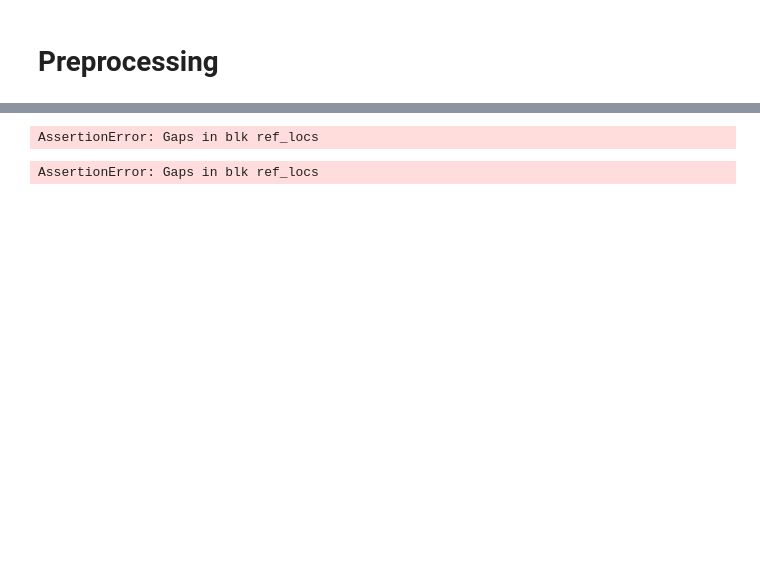
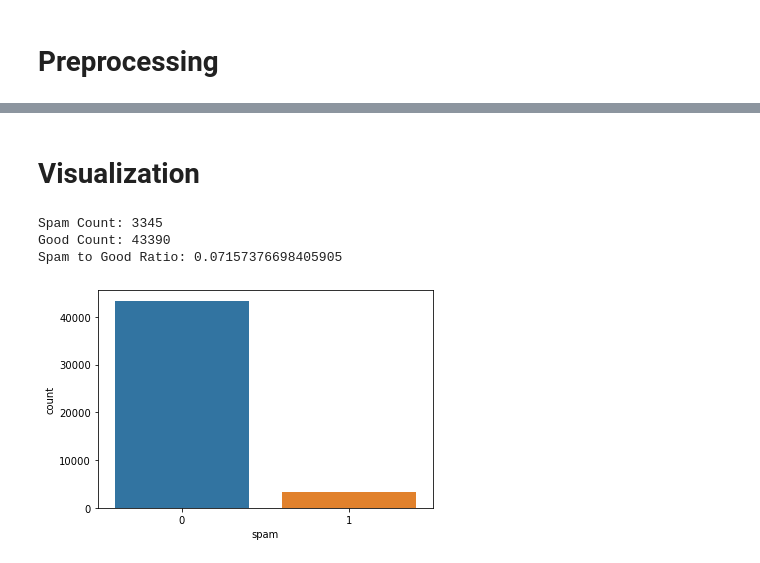
Before and after one commit to JoseGarciaE/Twitter_Spam, a Jupyter notebook: Twitter_SPAM.ipynb, the cells around one changed output, grey strips where cells are left out. Drawn from its saved outputs; the diff is of its cells as text; code cells hidden in the pictures; blank space fills up the shorter version.

```diff
--- a/Twitter_SPAM.ipynb
+++ b/Twitter_SPAM.ipynb
@@ -134,6 +144,7 @@ tweetDF = pd.read_csv('tweets.csv')
 
 tweetDF['id'] = tweetDF['id'].astype(str)
 df['id'] = df['id'].astype(str)
+df['spam'] = df['spam'].astype(int)
 
 data = pd.merge(tweetDF,df, how='inner', on='id')
 data.head()
@@ -156,10 +167,19 @@ data.head()
 | 2 | 732113301149089794 | en | 2016-05-16T07:39:47.000Z | Twitter for iPad | RT @zeecinema: Yeh inka dopahar k... | 0 | 0 | 0 | 0 |
 | 3 | 732113305376940032 | en | 2016-05-16T07:39:48.000Z | Twitter for Android | RT @iitian_kshitij: Actually they... | 0 | 0 | 0 | 0 |
 | 4 | 732113305347612672 | en | 2016-05-16T07:39:48.000Z | Twitter for iPhone | @JaimesonPaul lock all windows an... | 0 | 1 | 0 | 0 |
+# %% [markdown]
+# Visualization
 # %%
-# data['created_at'] = data['created_at'].astype(str)
-# data['created_at'] = data['created_at'].apply(lambda x: x[15:17])
-# data
+spamCount = data[data['spam']==1].shape[0]
+goodCount = data[data['spam']==0].shape[0]
+
+sns.countplot(data=data, x='spam')
+
+print('Spam Count:', spamCount)
+print('Good Count:', goodCount)
+print('Spam to Good Ratio:', spamCount/(spamCount+goodCount))
 # %% [output]
-AssertionError: Gaps in blk ref_locs
+Spam Count: 3345
+Good Count: 43390
+Spam to Good Ratio: 0.07157376698405905
-AssertionError: Gaps in blk ref_locs
+[figure, added]
```
Also changed, not shown: parts of 25 cells of this notebook.
